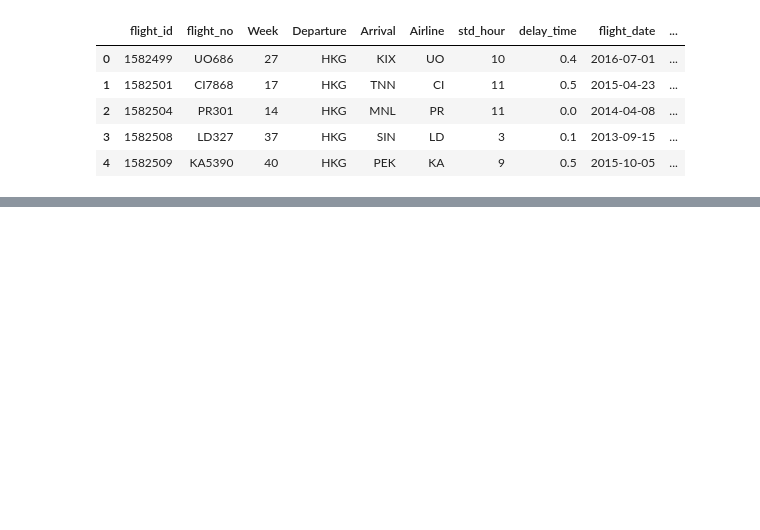
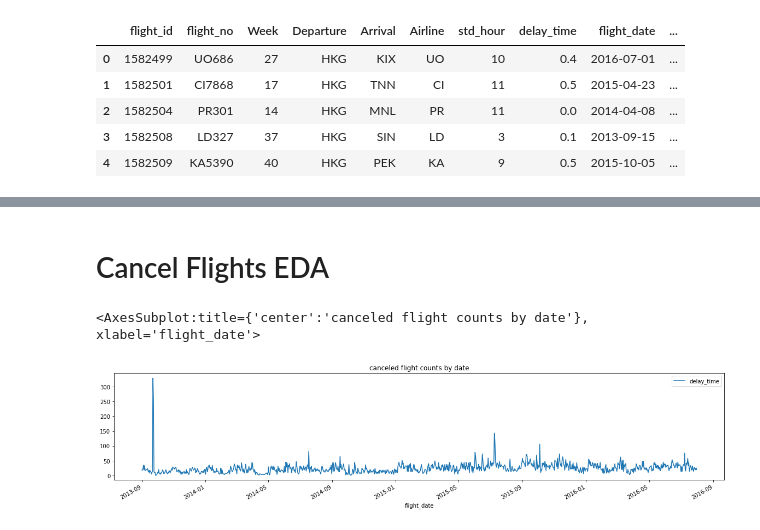
Before and after one commit to timsu27/flight_delays, a Jupyter notebook: flight_delays.ipynb, the cells around one changed output, grey strips where cells are left out. Drawn from its saved outputs; the diff is of its cells as text; code cells hidden in the pictures; blank space fills up the shorter version.

```diff
--- a/flight_delays.ipynb
+++ b/flight_delays.ipynb
@@ -49,0 +36,8 @@ memory usage: 103.8+ MB
+# %% [markdown]
+# Cancel Flights EDA
+# %%
+cancel_flights = df[df.delay_time == 9999]
+cancel_flights[['flight_date','delay_time']].groupby(['flight_date']).count().plot(title="canceled flight counts by date", figsize=(20,4))
+# %% [output]
+<AxesSubplot:title={'center':'canceled flight counts by date'}, xlabel='flight_date'>
+[figure, added]
```
Also changed, not shown: parts of 11 cells of this notebook.
